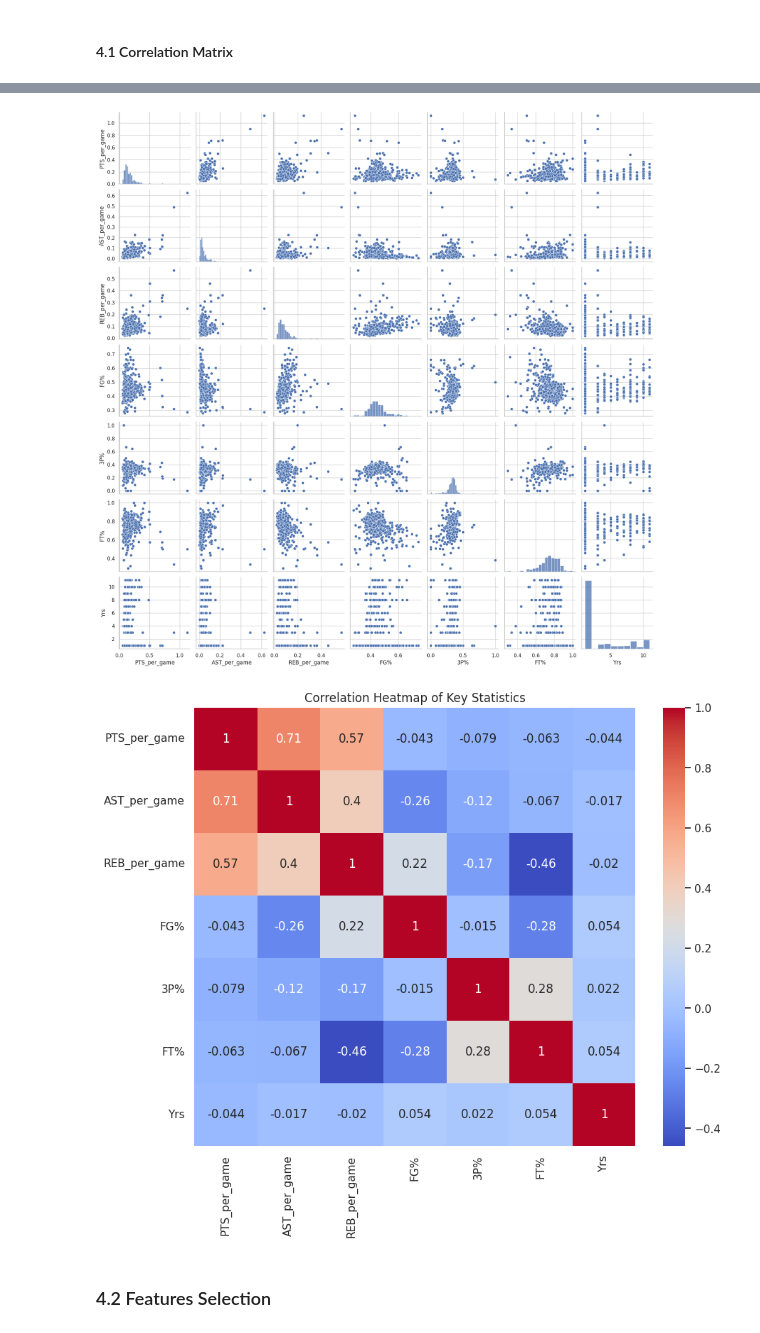
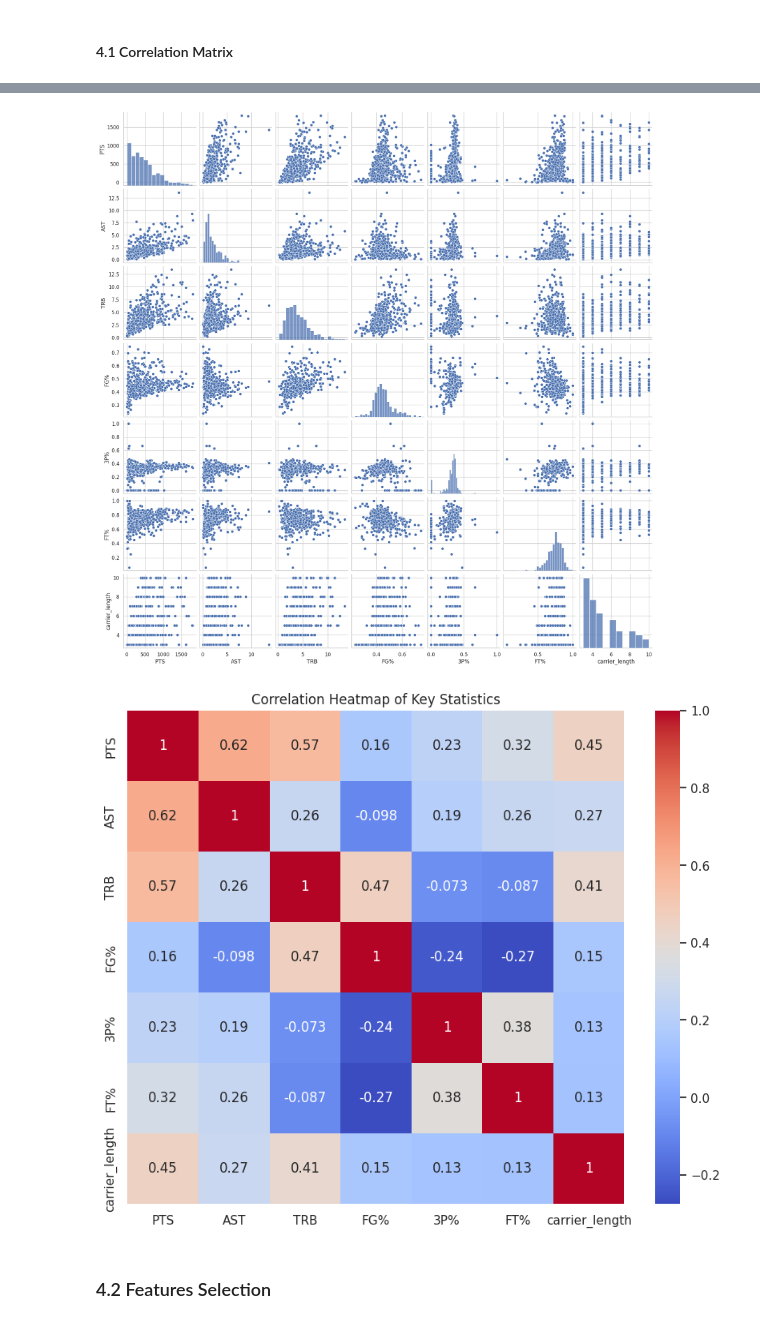
Before and after one commit to ywateba/fds_2023_project, a Jupyter notebook: fds_project(yao).ipynb, the cells around one changed output, grey strips where cells are left out. Drawn from its saved outputs; the diff is of its cells as text; code cells hidden in the pictures.

```diff
--- a/fds_project(yao).ipynb
+++ b/fds_project(yao).ipynb
@@ -378,9 +411,9 @@ REB = []
 
 for i in range(3):
     data = normalized_rookies_data[normalized_rookies_data["Season"]==str(start_year+i)]
-    PTS.append(data["PTS"].mean())
-    AST.append(data["AST"].mean())
-    REB.append(data["TRB"].mean())
+    PTS.append(data["PTS_per_game"].mean())
+    AST.append(data["AST_per_game"].mean())
+    REB.append(data["REB_per_game"].mean())
 
 # We computed the average points rebounds and assists per game respectively in year 1 2 and 3.
 # %%
@@ -485,10 +518,10 @@ Steals Per Game (STL): Steals are relatively rare events, and the distribution r
 
 To have a good indicator of rookies evolutions we will take an average of a 1 to  3 first years of performance
 # %%
-def average_stats(df):
-    aggregated_stats = df.groupby(['ID','Season']).head(3)
+def average_stats_on_first_years(df, seasons = 3):
+    data = df.copy()
+    aggregated_stats = data.groupby(['ID','Season']).head(seasons)
     average_performances = aggregated_stats.groupby("ID").agg({
-
         ## quantified values
         'G': 'mean',  # Summing up games played
         'GS': 'mean',  # Summing up games started
@@ -508,24 +541,20 @@ def average_stats(df):
         'BLK': 'mean', # Summing up blocks
         'TOV': 'mean', # Summing up turnovers
         'PF': 'mean',  # Summing up personal fouls
+        'MP': 'mean',  # Summing up all  minutes played
+        'PTS': 'mean',  # Summing up all points
 
-        ## Percentage and averaged values
-        'MP': lambda x: weighted_average(df.loc[x.index], 'MP', 'G'),  # Weighted average for minutes per game
-        'PTS': lambda x: weighted_average(df.loc[x.index], 'PTS', 'G'),  # Weighted average for points per game
-        'FG%': lambda x: weighted_average(df.loc[x.index], 'FG%', 'FGA'), # Weighted average for field goal percentage
-        '3P%': lambda x: weighted_average(df.loc[x.index], '3P%', '3PA'), # Weighted average for three-point percentage
-        '2P%': lambda x: weighted_average(df.loc[x.index], '2P%', '2PA'), # Weighted average for two-point percentage
-        'FT%': lambda x: weighted_average(df.loc[x.index], 'FT%', 'FTA'),  # Weighted average for free throw percentage
 
         ## Unique or fixed values
         'Pos' : lambda x: x.mode().iloc[0] # Most played position of the player
     }).reset_index()
 
-    print(average_performances.columns)
-    average_performances['eFG%'] = (average_performances['FG'] + 0.5 * average_performances['3P']) / average_performances['FGA']
+
+    average_performances = compute_percentage(average_performances)
+    average_performances = normalize_stats_per_game(average_performances)
+
     return average_performances
 # %%
-rookies_data_filtered_avg = average_stats(normalized_rookies_data)
-
+rookies_data_filtered_avg = average_stats_on_first_years(normalized_rookies_data)
 rookies_data_filtered_avg
 # %% [output]
@@ -551,6 +576,9 @@ Index(['ID', 'G', 'GS', 'FG', 'FGA', '2P', '3P', '2PA', '3PA', 'FT', 'FTA',
 
 Our target will be the number of years, a rookie lasted in NBA
 # %%
-rookies_dataset = all_rookies_data_at_draft[["ID","Age","Rk", "Yrs"]]
+rookies_dataset = all_rookies_data_at_draft[["ID","Age"]]
 final_data = pd.merge(rookies_dataset, rookies_data_filtered_avg, on='ID')
+
+
 final_data = normalize_stats_per_game(final_data)
+final_data = pd.merge(final_data,rookies_data_carrier_length,on="ID")
@@ -596,26 +644,26 @@ Field goals (FG), field goal attempts (FGA), minutes played (MP), and free throw
 # %%
 import matplotlib.pyplot as plt
 import seaborn as sns
 
 # Setting up the visualisation style
 sns.set(style="whitegrid")
 
 # Selecting a few key statistics for exploration
-key_stats = ['PTS_per_game', 'AST_per_game', 'REB_per_game', 'FG%', '3P%', 'FT%','Yrs']
+key_stats = ['PTS', 'AST', 'TRB', 'FG%', '3P%', 'FT%','carrier_length']
 
 # Pairplot to visualize relationships between key stats
 pairplot_data = final_data[key_stats]
 sns.pairplot(pairplot_data)
 plt.show()
 
 # Correlation heatmap
 corr = pairplot_data.corr()
 plt.figure(figsize=(10, 8))
 sns.heatmap(corr, annot=True, cmap='coolwarm')
 plt.title("Correlation Heatmap of Key Statistics")
 plt.show()
 # %% [output]
-[figure, old version]
+[figure, new version]
-[figure, old version]
+[figure, new version]
 # %% [markdown]
 ### 4.2 Features Selection
```
Also changed, not shown: parts of 32 cells of this notebook.
